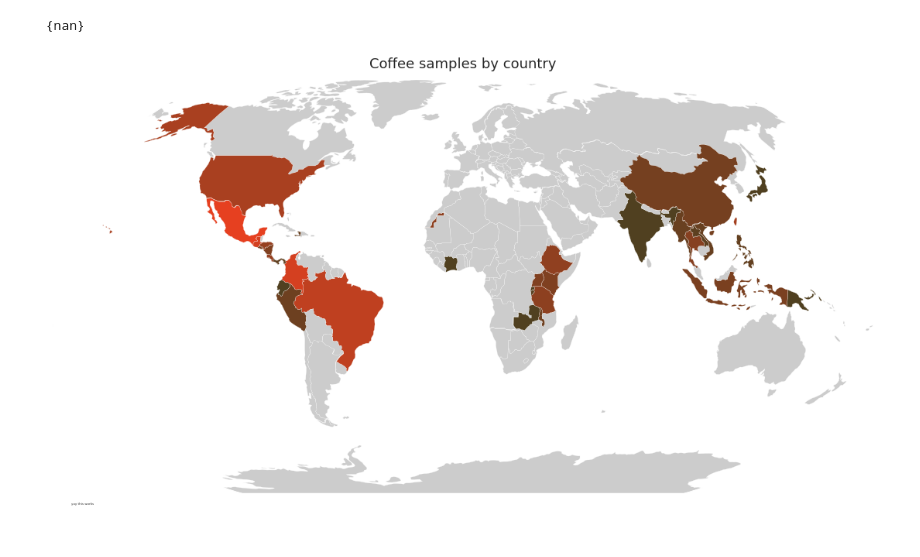
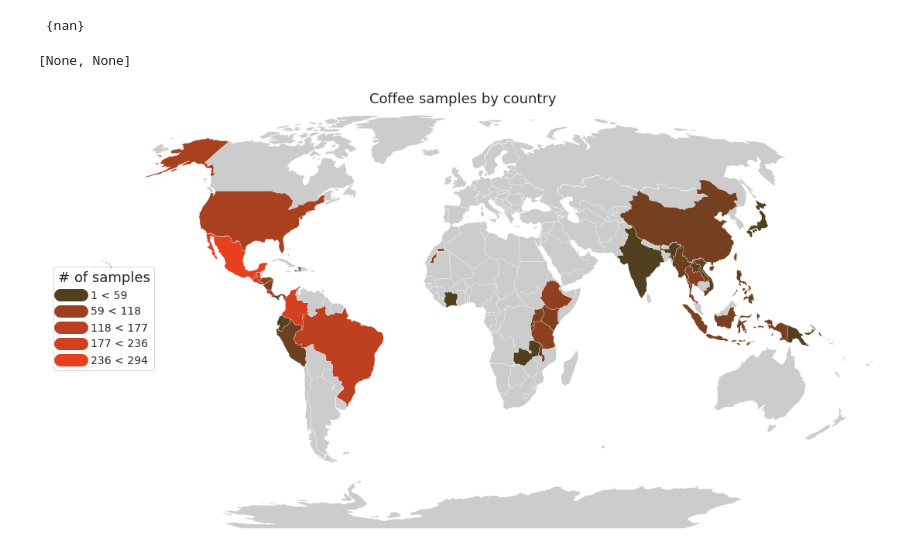
Before and after one commit to Evelyn-H/Data-Analysis-Course, a Jupyter notebook: Coffee Explorations.ipynb, the cells around one changed output. Cells and saved outputs as stored; diff of their text form; code cells hidden in the pictures.

Commit message:
Legend for the map

```diff
--- a/Coffee Explorations.ipynb
+++ b/Coffee Explorations.ipynb
@@ -178,16 +178,17 @@ def plot_countries(df, column, projection, annotation, title, edgecolor):
 #                    fancybox=True, frameon=False, fontsize=5)
 
     # annotate
-    ax.annotate(annotation, xy=(0, 0),  xycoords='figure fraction',
-            xytext=(0.0275, -0.025), textcoords='axes fraction',
-            horizontalalignment='left', verticalalignment='center', fontsize=4,
-            )
+#     ax.annotate(annotation, xy=(0, 0),  xycoords='figure fraction',
+#             xytext=(0.0275, -0.025), textcoords='axes fraction',
+#             horizontalalignment='left', verticalalignment='center', fontsize=4,
+#             )
 
     plt.title(title, fontsize=18)
 
     title = 'maps/'+title+'.png'
     # plt.savefig(title, bbox_inches='tight', pad_inches=.2, dpi=300)
     # print('Saved: {}'.format(title))
+    return ax
 # %%
 df_countries = pd.read_csv('countries.csv', index_col='ISO_CODE')
 df_countries.head()
@@ -205,36 +206,47 @@ print("\n\n", wrong_name)
 # g.axes[0].legend()
 projection = crss.Robinson()
 colors = ['#ff2222', '#550055']
 title='Coffee samples by country'
 
 df.country_of_origin = df.country_of_origin.replace({
     'Tanzania, United Republic Of': 'Tanzania',
     'Cote d?Ivoire': 'Cote d\'Ivoire',
     'United States (Puerto Rico)': 'United States of America',
     'United States (Hawaii)': 'United States of America',
     'United States': 'United States of America',
 })
 
 df_countries = df_countries.copy()
 
 counts = df.country_of_origin.value_counts().to_dict()
 min_count = min(counts.values())
 max_count = max(counts.values())
+
+def pct_to_color(pct):
+    pct = max(0, min(pct**0.5 * 150 + 80, 255))
+    return f"#{'{:02X}'.format(int(pct))}4020"
+
 def color(name):
     if not name in df.country_of_origin.values:
         return "#cccccc"
 
     pct = (counts[name] - min_count) / (max_count - min_count)
-#     pct = max(0, min(pct * 120 + 80, 255))
-    pct = max(0, min(pct**0.5 * 150 + 80, 255))
-    color = f"#{'{:02X}'.format(int(pct))}4020"
-    return color
+    return pct_to_color(pct)
 
 df_countries['color'] = df_countries['COUNTRY_NAME'].apply(color)
 
 annotation='yay this works'
 edgecolor='white'
 
-plot_countries(df_countries, 'color', projection, annotation, title, edgecolor='white')
+ax = plot_countries(df_countries, 'color', projection, annotation, title, edgecolor='white')
+
+n = 5
+to_count = lambda pct: int(pct * (max_count - min_count) + min_count)
+labels = [f'{to_count(i/(n-1))} < {to_count((i+1)/(n-1))}' for i in range(n)]
+custom_lines = [matplotlib.lines.Line2D([0], [0], color=pct_to_color(c/(n-1)), lw=16) for c in range(n)]
+
+legend = ax.legend(custom_lines, labels, loc='center left', fontsize=14, title='# of samples')
+plt.setp(legend.get_title(),fontsize='18')
 # %% [output]
+[None, None]
-[figure, old version]
+[figure, new version]
```
